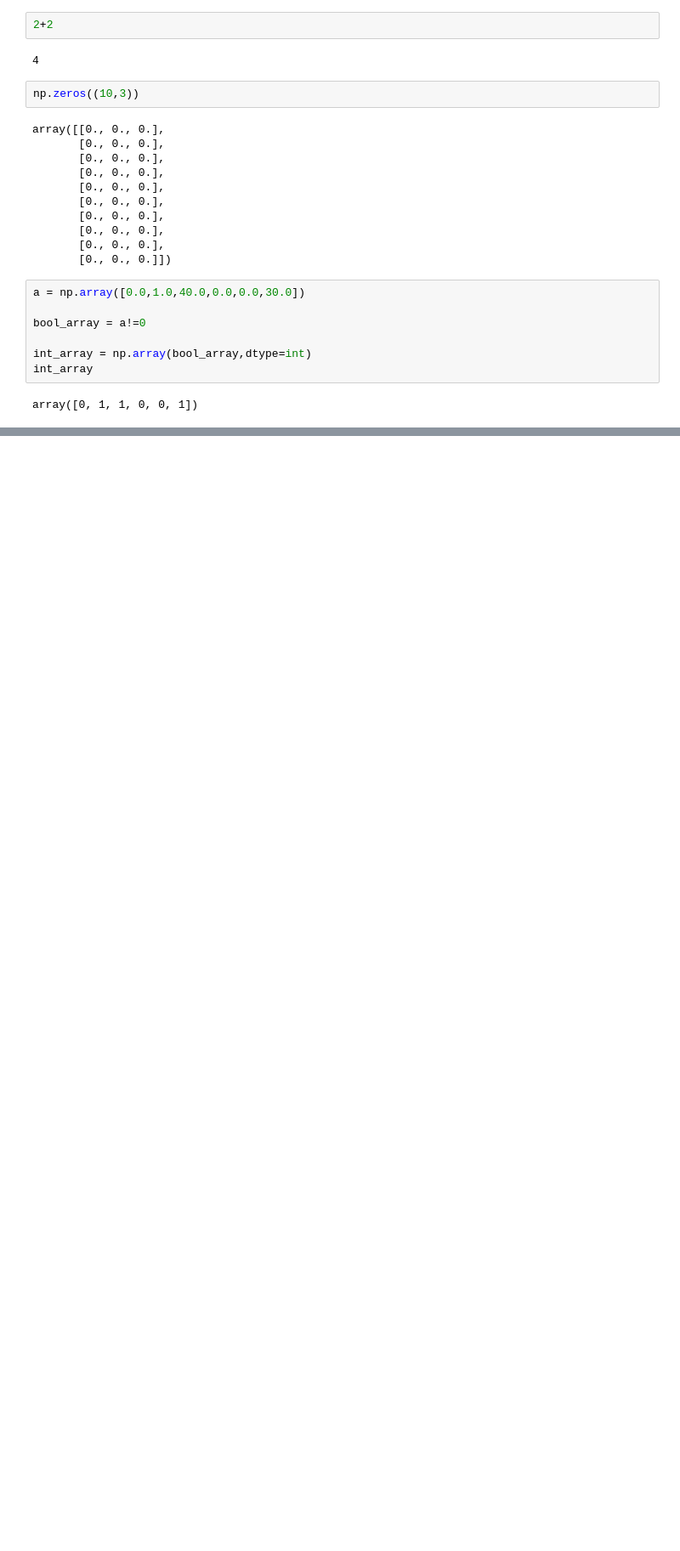
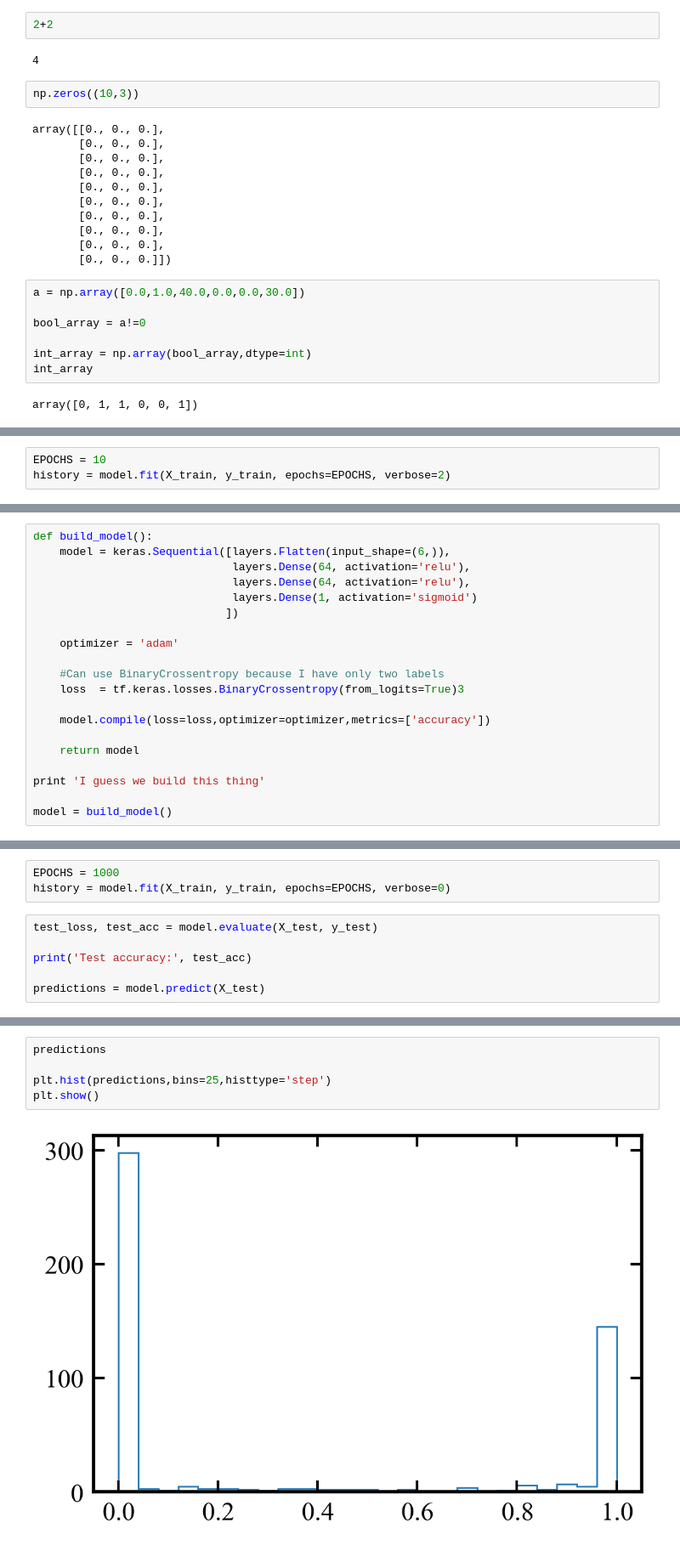
Before and after one commit to AndrewGraus/Stellar_Halo_Project, a Jupyter notebook: TF_tests.ipynb, the cells around one changed output, grey strips where cells are left out. Shown at 85% size. Saved outputs shown, nothing was run; the diff lists cells and outputs as text; blank space fills up the shorter version.

```diff
--- a/TF_tests.ipynb
+++ b/TF_tests.ipynb
@@ -408,0 +467,3 @@ array([0, 1, 1, 0, 0, 1])
+# %%
+EPOCHS = 10
+history = model.fit(X_train, y_train, epochs=EPOCHS, verbose=2)
@@ -408,0 +515,20 @@ array([0, 1, 1, 0, 0, 1])
+# %%
+def build_model():
+    model = keras.Sequential([layers.Flatten(input_shape=(6,)),
+                              layers.Dense(64, activation='relu'),
+                              layers.Dense(64, activation='relu'),
+                              layers.Dense(1, activation='sigmoid')
+                             ])
+
+    optimizer = 'adam'
+
+    #Can use BinaryCrossentropy because I have only two labels
+    loss  = tf.keras.losses.BinaryCrossentropy(from_logits=True)3
+
+    model.compile(loss=loss,optimizer=optimizer,metrics=['accuracy'])
+
+    return model
+
+print 'I guess we build this thing'
+
+model = build_model()
@@ -408,0 +537,9 @@ array([0, 1, 1, 0, 0, 1])
+# %%
+EPOCHS = 1000
+history = model.fit(X_train, y_train, epochs=EPOCHS, verbose=0)
+# %%
+test_loss, test_acc = model.evaluate(X_test, y_test)
+
+print('Test accuracy:', test_acc)
+
+predictions = model.predict(X_test)
@@ -408,0 +549,7 @@ array([0, 1, 1, 0, 0, 1])
+# %%
+predictions
+
+plt.hist(predictions,bins=25,histtype='step')
+plt.show()
+# %% [output]
+[figure, added]
```
Also changed, not shown: parts of 9 cells of this notebook, 1 other file.
